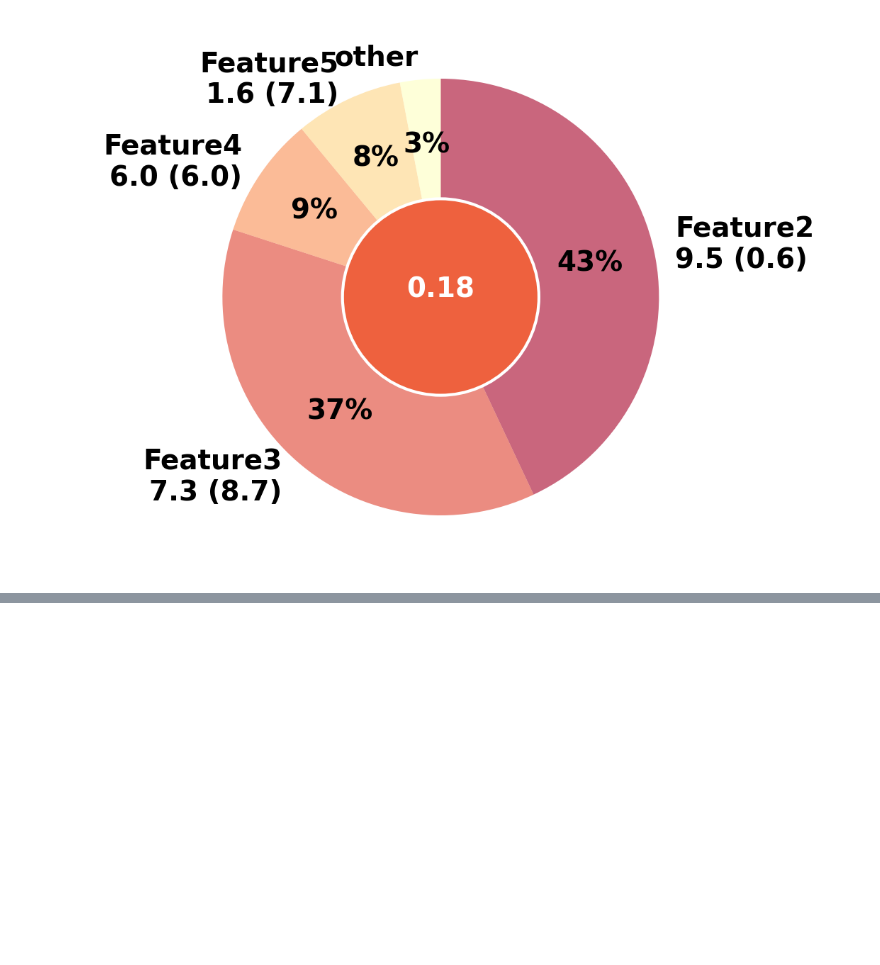
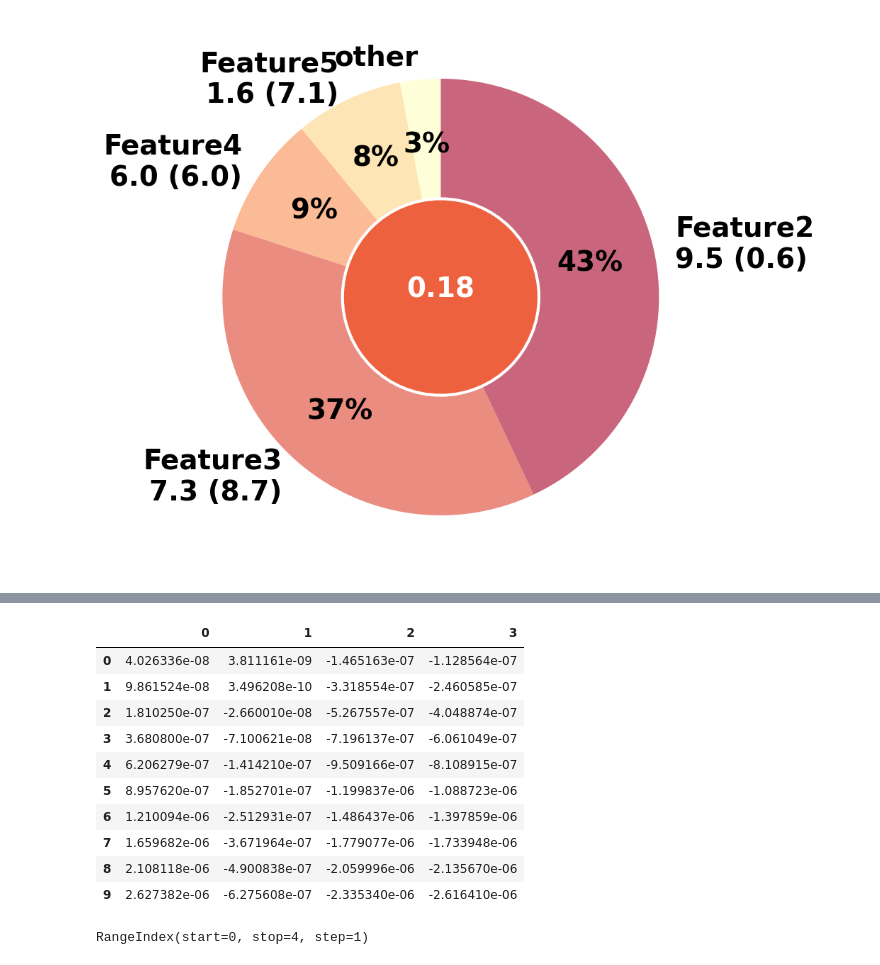
Before and after one commit to SajjanFuse/madi, a Jupyter notebook: IG_practice.ipynb, the cells around one changed output, grey strips where cells are left out. Saved outputs shown, nothing was run; the diff lists cells and outputs as text; code cells hidden in the pictures; blank space fills up the shorter version.

```diff
--- a/IG_practice.ipynb
+++ b/IG_practice.ipynb
@@ -444,0 +573,18 @@ Anomaly Score: 0.18340450985343382
+# %%
+df_grad.cumsum()
+# %% [output]
+|  | 0 | 1 | 2 | 3 |
+| 0 | 4.026336e-08 | 3.811161e-09 | -1.465163e-07 | -1.128564e-07 |
+| 1 | 9.861524e-08 | 3.496208e-10 | -3.318554e-07 | -2.460585e-07 |
+| 2 | 1.810250e-07 | -2.660010e-08 | -5.267557e-07 | -4.048874e-07 |
+| 3 | 3.680800e-07 | -7.100621e-08 | -7.196137e-07 | -6.061049e-07 |
+| 4 | 6.206279e-07 | -1.414210e-07 | -9.509166e-07 | -8.108915e-07 |
+| 5 | 8.957620e-07 | -1.852701e-07 | -1.199837e-06 | -1.088723e-06 |
+| 6 | 1.210094e-06 | -2.512931e-07 | -1.486437e-06 | -1.397859e-06 |
+| 7 | 1.659682e-06 | -3.671964e-07 | -1.779077e-06 | -1.733948e-06 |
+| 8 | 2.108118e-06 | -4.900838e-07 | -2.059996e-06 | -2.135670e-06 |
+| 9 | 2.627382e-06 | -6.275608e-07 | -2.335340e-06 | -2.616410e-06 |
+# %%
+df_grad.columns
+# %% [output]
+RangeIndex(start=0, stop=4, step=1)
```
Also changed, not shown: parts of 40 cells of this notebook.
